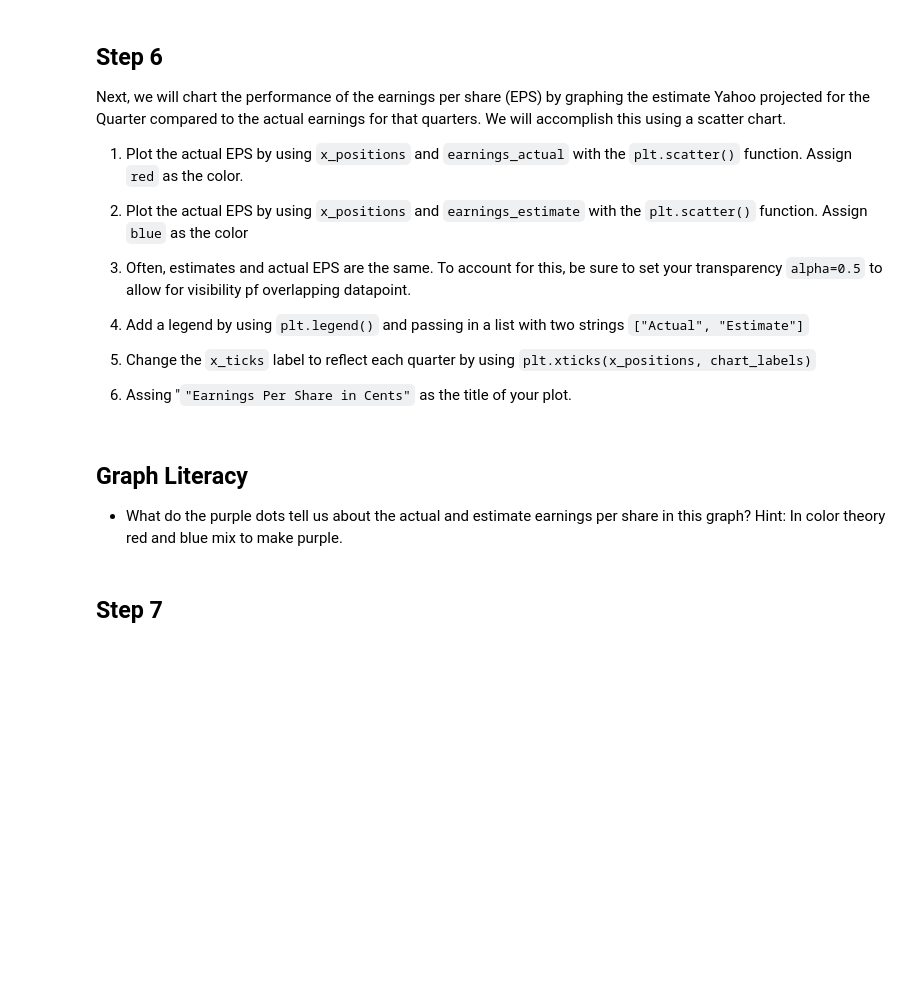
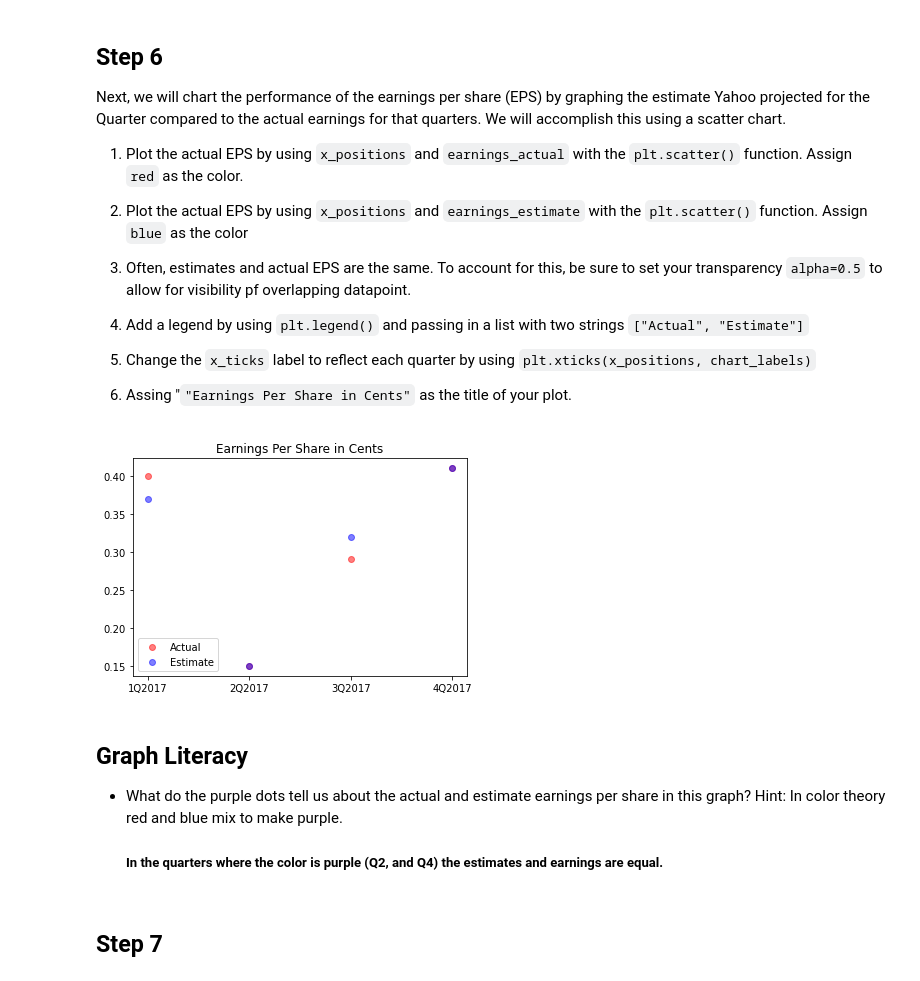
Before and after one commit to lightlySkewed/Netflix-Stocks-Capstone, a Jupyter notebook: netflix_visualizations.ipynb, the cells around one changed output. Drawn from its saved outputs; the diff is of its cells as text; code cells hidden in the pictures; blank space fills up the shorter version.

```diff
--- a/netflix_visualizations.ipynb
+++ b/netflix_visualizations.ipynb
@@ -120,12 +225,23 @@ Next, we will chart the performance of the earnings per share (EPS) by graphing
 # %%
 x_positions = [1, 2, 3, 4]
 chart_labels = ["1Q2017","2Q2017","3Q2017","4Q2017"]
 earnings_actual =[.4, .15,.29,.41]
 earnings_estimate = [.37,.15,.32,.41 ]
+
+plt.scatter(x_positions, earnings_actual, color= 'r', alpha= 0.5)
+plt.scatter(x_positions, earnings_estimate, color= 'b', alpha= 0.5)
+plt.legend(["Actual", "Estimate"])
+plt.xticks(x_positions, chart_labels)
+plt.title('Earnings Per Share in Cents')
+plt.show()
+# %% [output]
+[figure, added]
 # %% [markdown]
 ## Graph Literacy
 
 + What do the purple dots tell us about the actual and estimate earnings per share in this graph? Hint: In color theory red and blue mix to make purple.
+
+    ##### In the quarters where the color is purple (Q2, and Q4) the estimates and earnings are equal.
 # %% [markdown]
 ## Step 7
 # %% [markdown]
```
Also changed, not shown: parts of 20 cells of this notebook.
